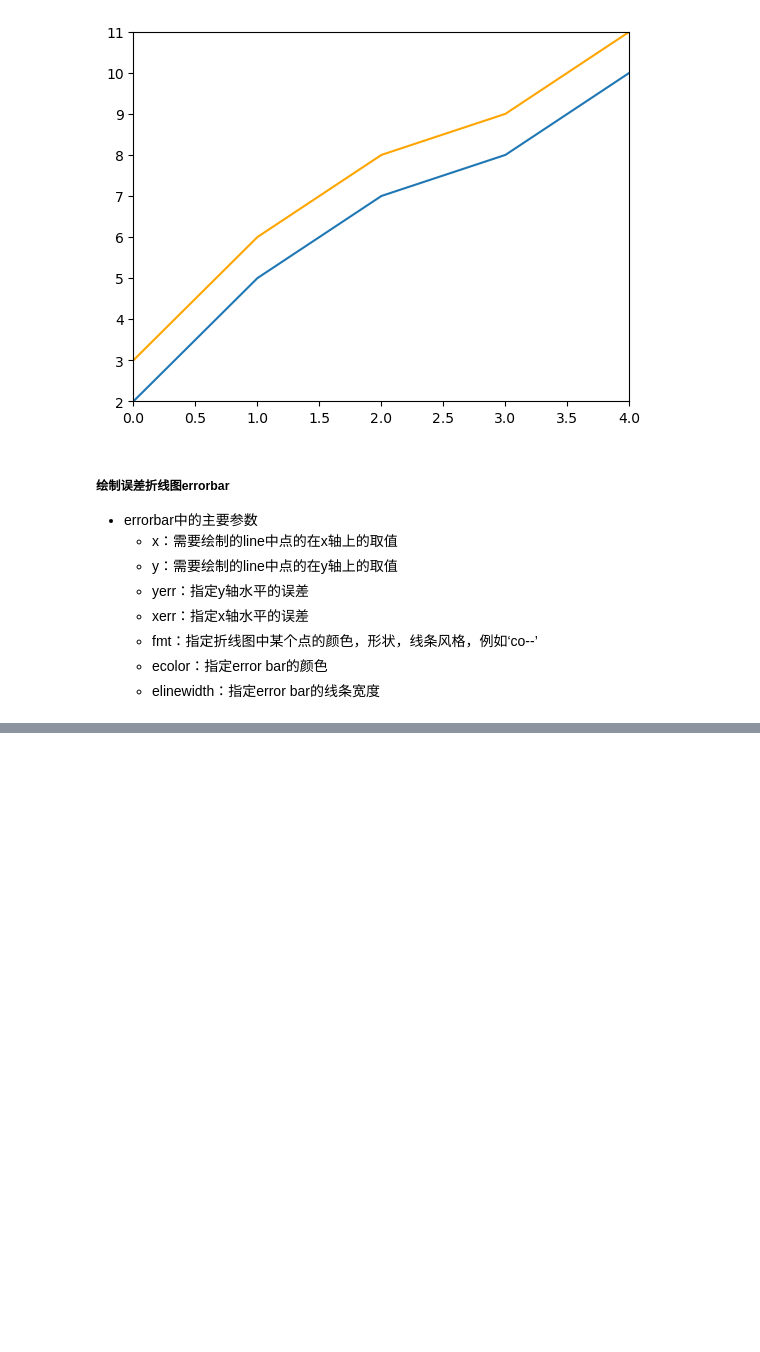
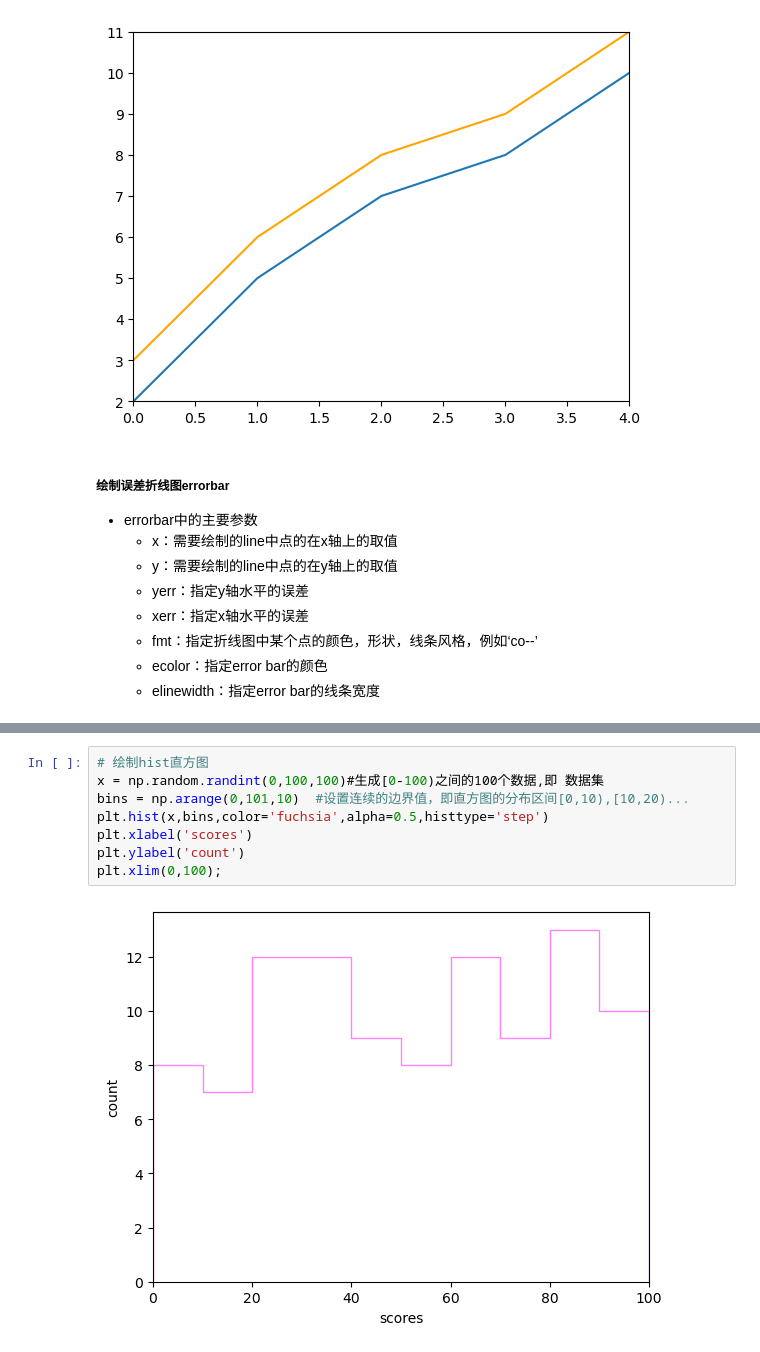
Before and after one commit to GGuo888/fantastic-matplotlib, a Jupyter notebook: practice/day02.ipynb, the cells around one changed output, grey strips where cells are left out. Cells and saved outputs as stored; diff of their text form; blank space fills up the shorter version.

```diff
--- a/practice/day02.ipynb
+++ b/practice/day02.ipynb
@@ -122,0 +146,10 @@ plt.show()
+# %%
+# 绘制hist直方图
+x = np.random.randint(0,100,100)#生成[0-100)之间的100个数据,即 数据集
+bins = np.arange(0,101,10)  #设置连续的边界值，即直方图的分布区间[0,10),[10,20)...
+plt.hist(x,bins,color='fuchsia',alpha=0.5,histtype='step')
+plt.xlabel('scores')
+plt.ylabel('count')
+plt.xlim(0,100);
+# %% [output]
+[figure, added]
```
Also changed, not shown: parts of 12 cells of this notebook.
